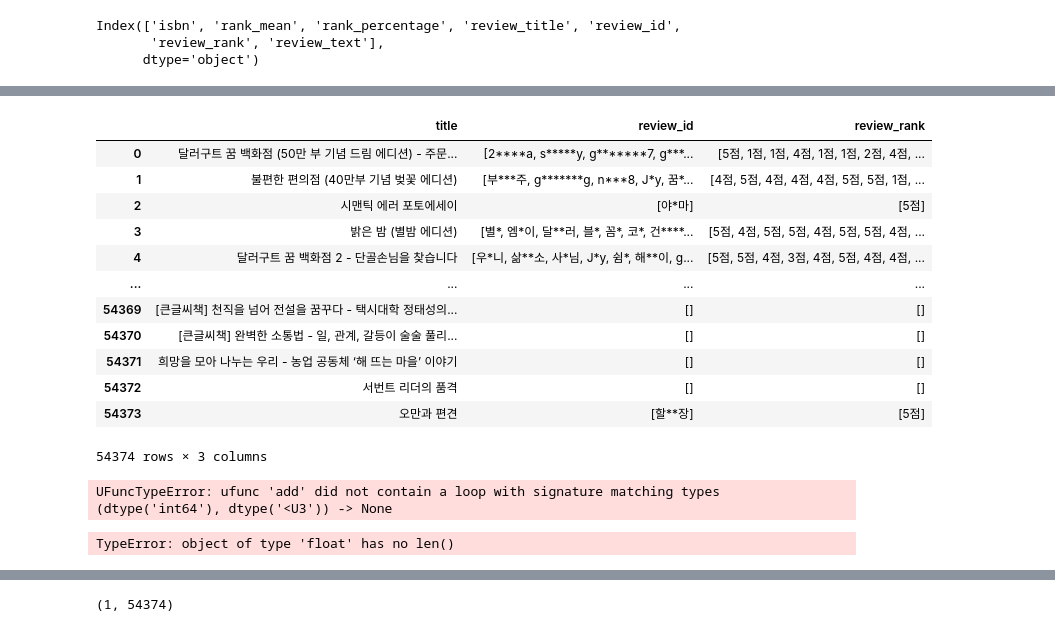
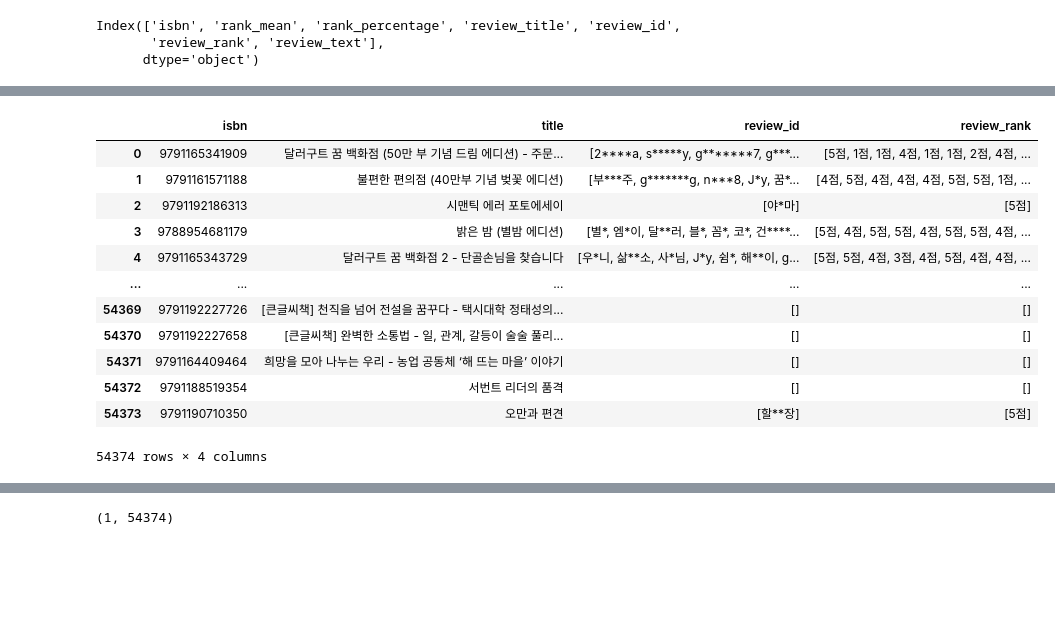
Before and after one commit to Hongbi-Kim/Project_book_recommendation, a Jupyter notebook: user_협업필터링.ipynb, the cells around one changed output, grey strips where cells are left out. Cells and saved outputs as stored; diff of their text form; code cells hidden in the pictures; blank space fills up the shorter version.

```diff
--- a/user_협업필터링.ipynb
+++ b/user_협업필터링.ipynb
@@ -51,5 +51,3 @@ re.tail(2)
 |  | isbn | title | categoryName | salesPoint | adult | rank | genres | mood | interest | rank_mean | ... |
 | 54372 | 9791188519354 | 서번트 리더의 품격 | 자기계발 | 0 | False | 0 | [] | [행복, 도전, 열망] | [리더십, 생각, 성공, 인생] | [] | ... |
 | 54373 | 9791190710350 | 오만과 편견 | 소설 | 0 | False | 0 | [시대, 동화] | [도전, 열정, 행복] | [사랑, 심리, 인간, 인생, 청춘, 관계, 페미니즘, 생각... | [10.0] | ... |
-# %%
-re['rank_mean'] =re['rank_mean'][0]
@@ -62,28 +54,17 @@ IndexError: list index out of range
 # %%
-re_user = re[['title','review_id', 'review_rank']]
+re_user = re[['isbn','title','review_id', 'review_rank']]
 re_user
 # %% [output]
-|  | title | review_id | review_rank |
-| 0 | 달러구트 꿈 백화점 (50만 부 기념 드림 에디션) - 주문... | [2****a, s*****y, g*******7, g***... | [5점, 1점, 1점, 4점, 1점, 1점, 2점, 4점, ... |
-| 1 | 불편한 편의점 (40만부 기념 벚꽃 에디션) | [부***주, g*******g, n***8, J*y, 꿈*... | [4점, 5점, 4점, 4점, 4점, 5점, 5점, 1점, ... |
-| 2 | 시맨틱 에러 포토에세이 | [야*마] | [5점] |
-| 3 | 밝은 밤 (별밤 에디션) | [별*, 엠*이, 달**러, 블*, 꼼*, 코*, 건****... | [5점, 4점, 5점, 5점, 4점, 5점, 5점, 4점, ... |
-| 4 | 달러구트 꿈 백화점 2 - 단골손님을 찾습니다 | [우*니, 삶**소, 사*님, J*y, 쉼*, 해**이, g... | [5점, 5점, 4점, 3점, 4점, 5점, 4점, 4점, ... |
-| ... | ... | ... | ... |
-| 54369 | [큰글씨책] 천직을 넘어 전설을 꿈꾸다 - 택시대학 정태성의... | [] | [] |
-| 54370 | [큰글씨책] 완벽한 소통법 - 일, 관계, 갈등이 술술 풀리... | [] | [] |
-| 54371 | 희망을 모아 나누는 우리 - 농업 공동체 ‘해 뜨는 마을’ 이야기 | [] | [] |
-| 54372 | 서번트 리더의 품격 | [] | [] |
-| 54373 | 오만과 편견 | [할**장] | [5점] |
+|  | isbn | title | review_id | review_rank |
+| 0 | 9791165341909 | 달러구트 꿈 백화점 (50만 부 기념 드림 에디션) - 주문... | [2****a, s*****y, g*******7, g***... | [5점, 1점, 1점, 4점, 1점, 1점, 2점, 4점, ... |
+| 1 | 9791161571188 | 불편한 편의점 (40만부 기념 벚꽃 에디션) | [부***주, g*******g, n***8, J*y, 꿈*... | [4점, 5점, 4점, 4점, 4점, 5점, 5점, 1점, ... |
+| 2 | 9791192186313 | 시맨틱 에러 포토에세이 | [야*마] | [5점] |
+| 3 | 9788954681179 | 밝은 밤 (별밤 에디션) | [별*, 엠*이, 달**러, 블*, 꼼*, 코*, 건****... | [5점, 4점, 5점, 5점, 4점, 5점, 5점, 4점, ... |
+| 4 | 9791165343729 | 달러구트 꿈 백화점 2 - 단골손님을 찾습니다 | [우*니, 삶**소, 사*님, J*y, 쉼*, 해**이, g... | [5점, 5점, 4점, 3점, 4점, 5점, 4점, 4점, ... |
+| ... | ... | ... | ... | ... |
+| 54369 | 9791192227726 | [큰글씨책] 천직을 넘어 전설을 꿈꾸다 - 택시대학 정태성의... | [] | [] |
+| 54370 | 9791192227658 | [큰글씨책] 완벽한 소통법 - 일, 관계, 갈등이 술술 풀리... | [] | [] |
+| 54371 | 9791164409464 | 희망을 모아 나누는 우리 - 농업 공동체 ‘해 뜨는 마을’ 이야기 | [] | [] |
+| 54372 | 9791188519354 | 서번트 리더의 품격 | [] | [] |
+| 54373 | 9791190710350 | 오만과 편견 | [할**장] | [5점] |
-54374 rows × 3 columns
+54374 rows × 4 columns
-# %%
-re['rank_new'] = (re['rank'] + re['rank_mean'][0])/2
-# %% [output]
-UFuncTypeError: ufunc 'add' did not contain a loop with signature matching types (dtype('int64'), dtype('<U3')) -> None
-# %%
-user_list = []
-for i in range(len(re_user)):
-    for j in range(len(re_user['review_id'][i])):
-        user_list.append(re_user['review_id'][i][j])
-# %% [output]
-TypeError: object of type 'float' has no len()
```
Also changed, not shown: parts of 16 cells of this notebook, 3 other files.
